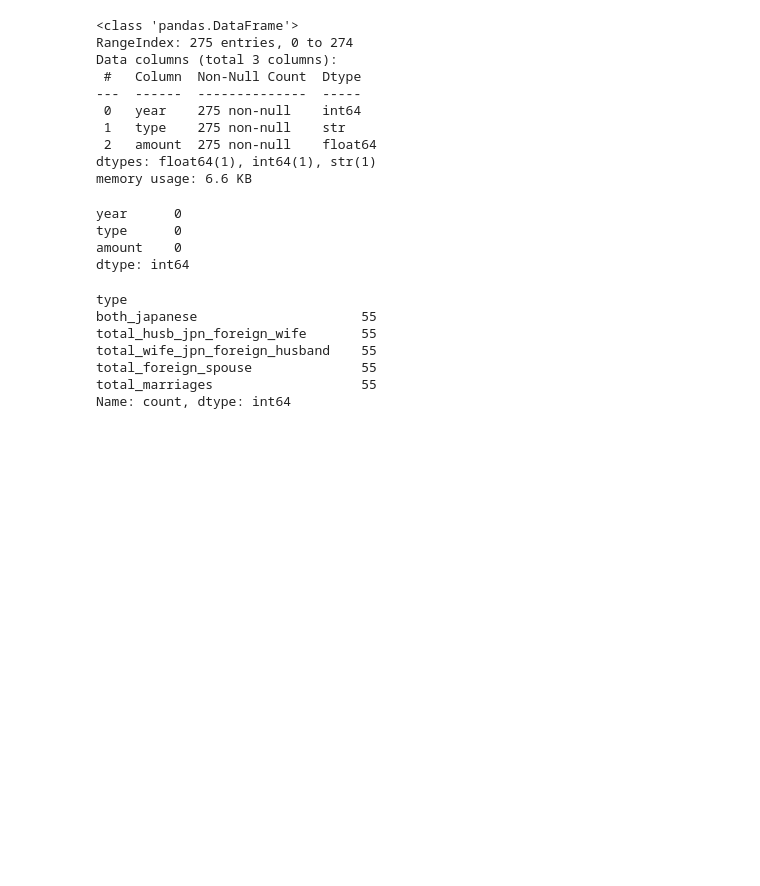
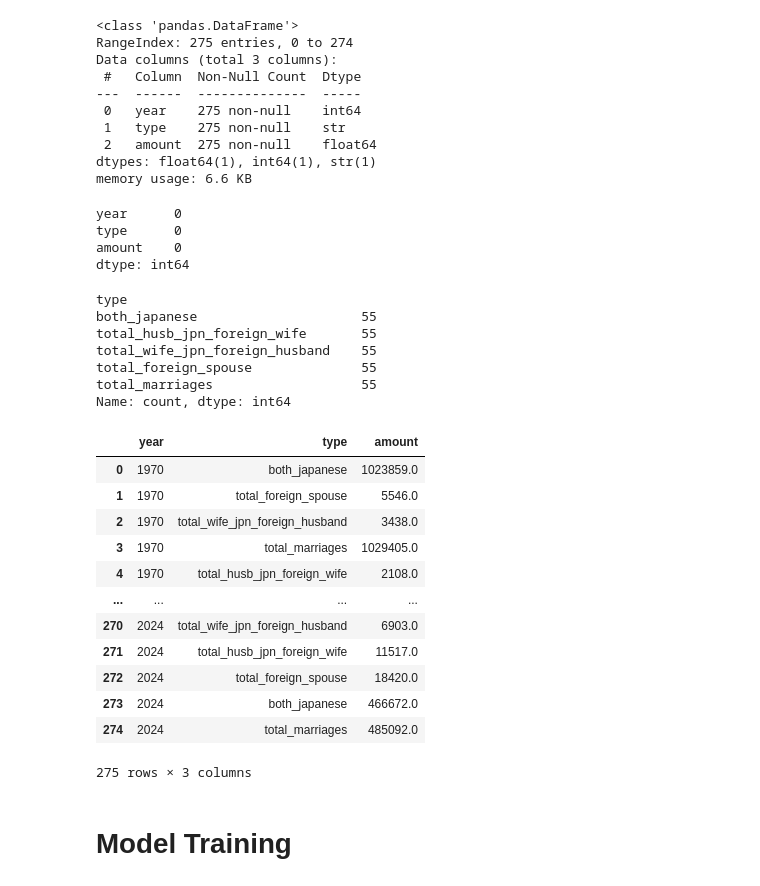
Before and after one commit to samuel618/jap-birth, a Jupyter notebook: jap-marriage.ipynb, the cells around one changed output. Saved outputs shown, nothing was run; the diff lists cells and outputs as text; code cells hidden in the pictures; blank space fills up the shorter version.

```diff
--- a/jap-marriage.ipynb
+++ b/jap-marriage.ipynb
@@ -248,3 +248,22 @@ total_wife_jpn_foreign_husband    55
 total_foreign_spouse              55
 total_marriages                   55
 Name: count, dtype: int64
+# %%
+jap_df = jap_df.sort_values("year").reset_index(drop=True)
+jap_df
+# %% [output]
+|  | year | type | amount |
+| 0 | 1970 | both_japanese | 1023859.0 |
+| 1 | 1970 | total_foreign_spouse | 5546.0 |
+| 2 | 1970 | total_wife_jpn_foreign_husband | 3438.0 |
+| 3 | 1970 | total_marriages | 1029405.0 |
+| 4 | 1970 | total_husb_jpn_foreign_wife | 2108.0 |
+| ... | ... | ... | ... |
+| 270 | 2024 | total_wife_jpn_foreign_husband | 6903.0 |
+| 271 | 2024 | total_husb_jpn_foreign_wife | 11517.0 |
+| 272 | 2024 | total_foreign_spouse | 18420.0 |
+| 273 | 2024 | both_japanese | 466672.0 |
+| 274 | 2024 | total_marriages | 485092.0 |
+275 rows × 3 columns
+# %% [markdown]
+# Model Training
```
Also changed, not shown: parts of 10 cells of this notebook.
